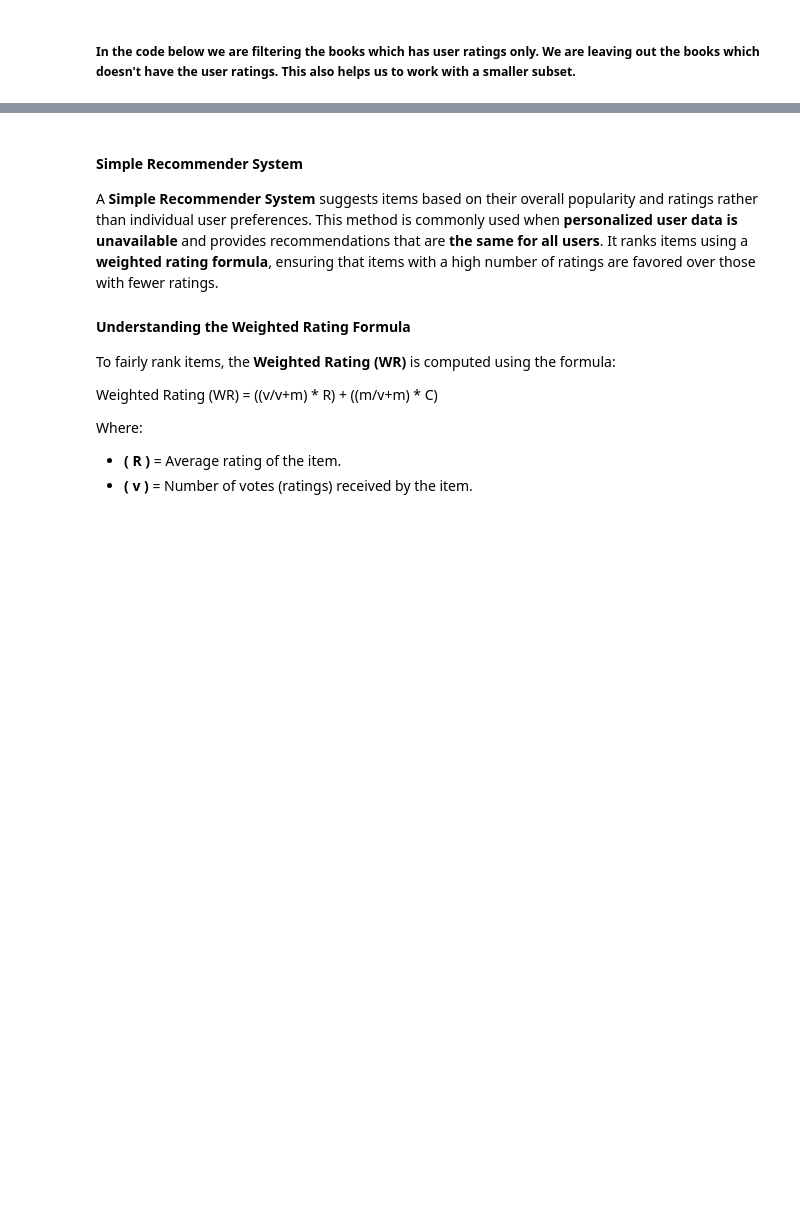
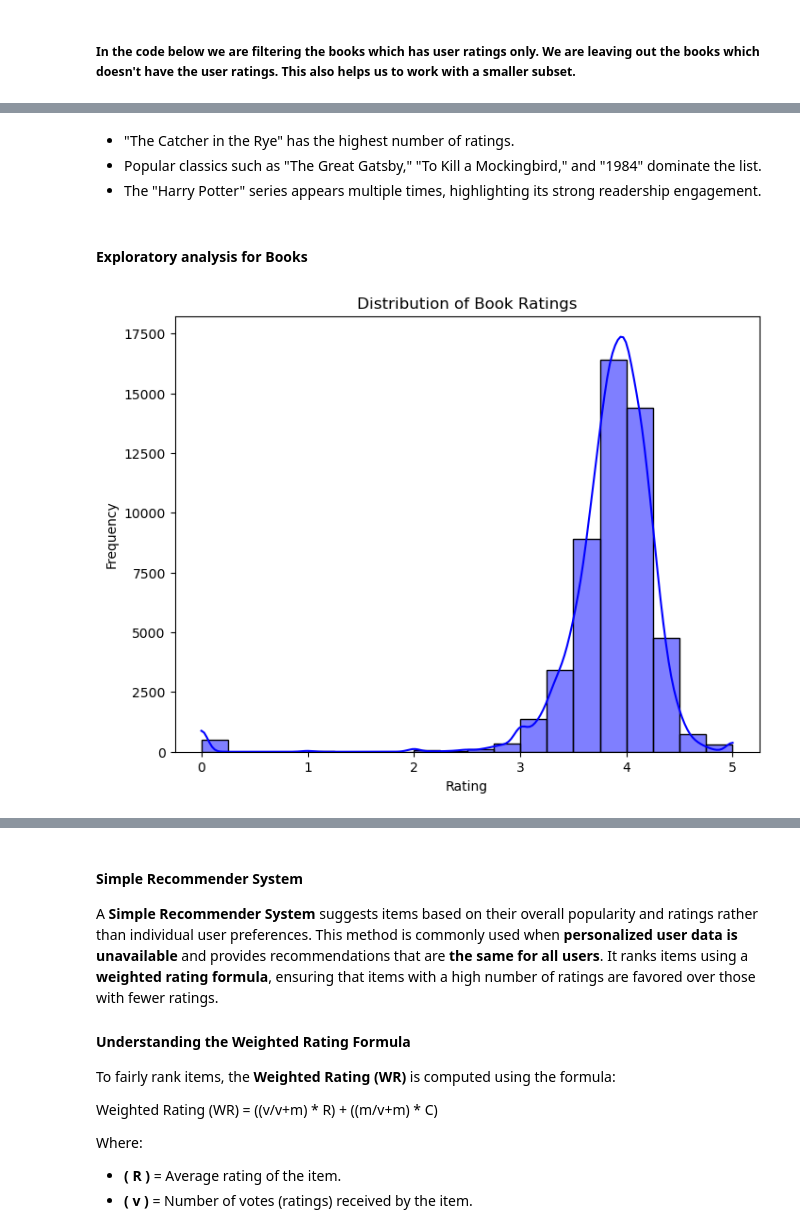
Before and after one commit to eben98/dsc_478_final_project_rec_system, a Jupyter notebook: final_project.ipynb, the cells around one changed output, grey strips where cells are left out. Saved outputs shown, nothing was run; the diff lists cells and outputs as text; code cells hidden in the pictures; blank space fills up the shorter version.

```diff
--- a/final_project.ipynb
+++ b/final_project.ipynb
@@ -466,0 +502,2 @@ filtered_books_df = filtered_books_df.drop_duplicates(subset=['book_id'])
+# %%
+Books_df["rating"] = pd.to_numeric(Books_df["rating"], errors='coerce')
@@ -466,0 +581,16 @@ filtered_books_df = filtered_books_df.drop_duplicates(subset=['book_id'])
+# %% [markdown]
+- "The Catcher in the Rye" has the highest number of ratings.
+- Popular classics such as "The Great Gatsby," "To Kill a Mockingbird," and "1984" dominate the list.
+- The "Harry Potter" series appears multiple times, highlighting its strong readership engagement.
+# %% [markdown]
+#### Exploratory analysis for Books
+# %%
+# Histogram of Ratings
+plt.figure(figsize=(8, 6))
+sns.histplot(Books_df["rating"], bins=20, kde=True, color="blue")
+plt.xlabel("Rating")
+plt.ylabel("Frequency")
+plt.title("Distribution of Book Ratings")
+plt.show()
+# %% [output]
+[figure, added]
```
Also changed, not shown: parts of 76 cells of this notebook.
